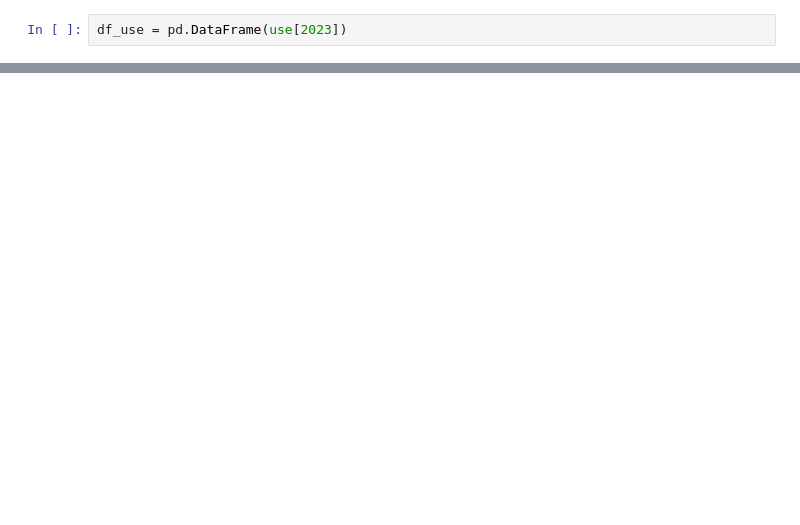
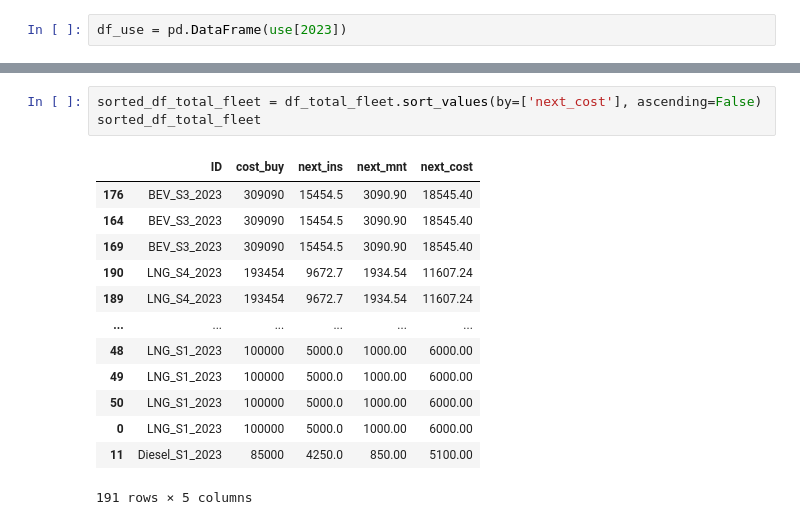
Before and after one commit to harryyudha7/fleet_optimization, a Jupyter notebook: solution1.ipynb, the cells around one changed output, grey strips where cells are left out. Saved outputs shown, nothing was run; the diff lists cells and outputs as text; blank space fills up the shorter version.

```diff
--- a/solution1.ipynb
+++ b/solution1.ipynb
@@ -196,0 +331,17 @@ Name: ID, dtype: object
+# %%
+sorted_df_total_fleet = df_total_fleet.sort_values(by=['next_cost'], ascending=False)
+sorted_df_total_fleet
+# %% [output]
+|  | ID | cost_buy | next_ins | next_mnt | next_cost |
+| 176 | BEV_S3_2023 | 309090 | 15454.5 | 3090.90 | 18545.40 |
+| 164 | BEV_S3_2023 | 309090 | 15454.5 | 3090.90 | 18545.40 |
+| 169 | BEV_S3_2023 | 309090 | 15454.5 | 3090.90 | 18545.40 |
+| 190 | LNG_S4_2023 | 193454 | 9672.7 | 1934.54 | 11607.24 |
+| 189 | LNG_S4_2023 | 193454 | 9672.7 | 1934.54 | 11607.24 |
+| ... | ... | ... | ... | ... | ... |
+| 48 | LNG_S1_2023 | 100000 | 5000.0 | 1000.00 | 6000.00 |
+| 49 | LNG_S1_2023 | 100000 | 5000.0 | 1000.00 | 6000.00 |
+| 50 | LNG_S1_2023 | 100000 | 5000.0 | 1000.00 | 6000.00 |
+| 0 | LNG_S1_2023 | 100000 | 5000.0 | 1000.00 | 6000.00 |
+| 11 | Diesel_S1_2023 | 85000 | 4250.0 | 850.00 | 5100.00 |
+191 rows × 5 columns
```
Also changed, not shown: parts of 31 cells of this notebook, 5 other files.
